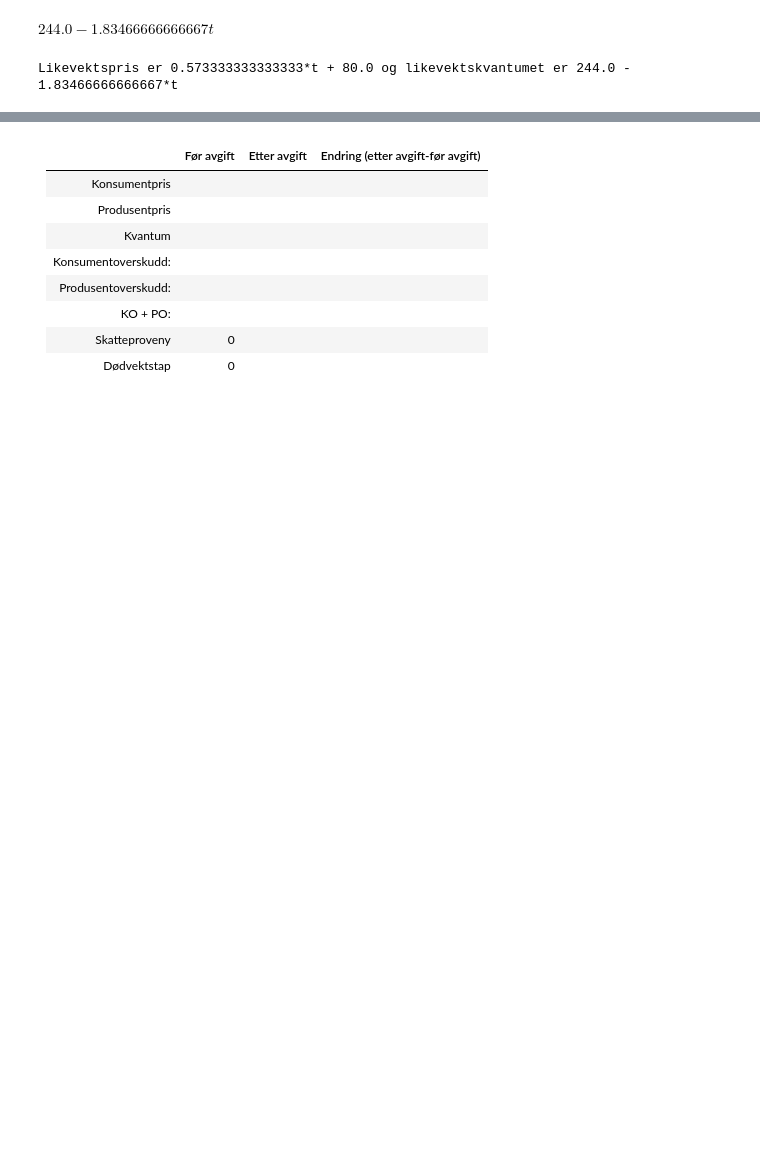
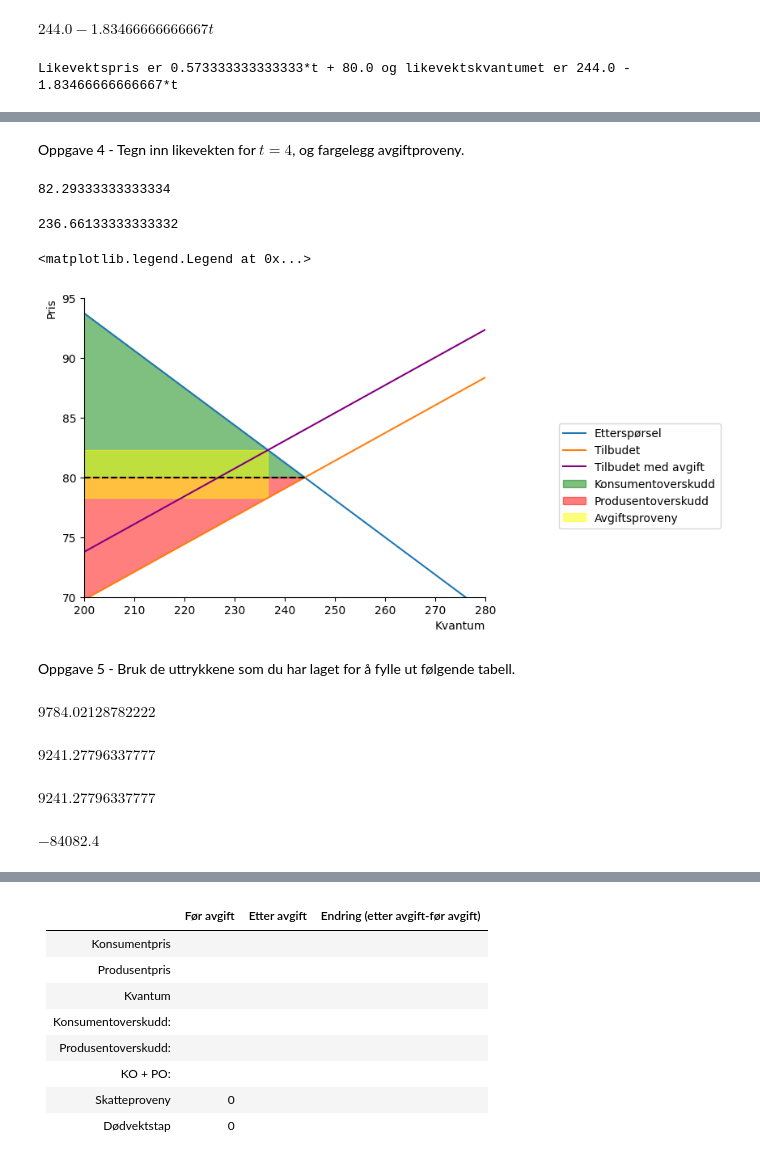
Before and after one commit to johannesnp/SOK-1006, a Jupyter notebook: Arbeidskrav 3.ipynb, the cells around one changed output, grey strips where cells are left out. Cells and saved outputs as stored; diff of their text form; code cells hidden in the pictures; blank space fills up the shorter version.

```diff
--- a/Arbeidskrav 3.ipynb
+++ b/Arbeidskrav 3.ipynb
@@ -64,2 +67,5 @@ Likevektspris er 0.573333333333333*t + 80.0 og likevektskvantumet er 244.0 - 1.8
 # %%
-#Oppgave 2
+# Uttyrkket for konsumentoverskudd
+likepris_fun = sp.lambdify([t,p],likepris)
+likevekts_pris = likepris_fun(0,0)[0]
+likevekts_pris
@@ -65,0 +141,56 @@ Likevektspris er 0.573333333333333*t + 80.0 og likevektskvantumet er 244.0 - 1.8
+# %% [markdown]
+Oppgave 4 - Tegn inn likevekten for $t=4$, og fargelegg avgiftproveny.
+# %%
+#Likepunkt med avgifter
+likevekts_pris_avgift = likepris_fun(4,0)[0]
+likevekts_kvantum_avgift = likekvantum_fun(4,0)
+
+display(likevekts_pris_avgift)
+likevekts_kvantum_avgift
+# %% [output]
+82.29333333333334
+236.66133333333332
+# %%
+fig, ax = create_ax()
+
+ax.plot(demand(p_num),p_num, label='Etterspørsel')
+ax.plot(supply(p_num,0),p_num, label='Tilbudet')
+ax.plot(supply(p_num,4),p_num, label='Tilbudet med avgift', color='purple')
+
+likevekt_linje = ax.hlines(80,200,likekvantum_fun(0,0), colors="black", ls="dashed")
+
+q_3 = (likevekts_kvantum_avgift,0,100)
+
+ax.fill_between(demand(q),q,80, color='green', alpha=0.5, label='Konsumentoverskudd')
+ax.fill_between(supply(q_2,0),80,q_2, color='red', alpha=0.5, label='Produsentoverskudd')
+ax.fill_between(q_3,likevekts_pris_avgift,likevekts_pris_avgift-4, color = 'yellow', alpha=0.5, label='Avgiftsproveny')
+
+
+ax.legend(bbox_to_anchor=(1.6,0.6))
+# %% [output]
+<matplotlib.legend.Legend at 0x...>
+[figure, added]
+# %% [markdown]
+Oppgave 5 - Bruk de uttrykkene som du har laget for å fylle ut følgende tabell.
+# %%
+#Regner ut konsumenoverskudd
+konsumentoverskudd = sp.integrate(demand(p)-likevekts_pris, (p,0,likevekts_kvantum_avgift,))
+
+konsumentoverskudd_avgift = sp.integrate(demand(p)-likevekts_pris_avgift, (p,0,likevekts_kvantum_avgift,))
+
+display(konsumentoverskudd)
+konsumentoverskudd_avgift
+# %% [output]
+$\displaystyle 9784.02128782222$
+$\displaystyle 9241.27796337777$
+# %%
+#Regner ut produsentoverskudd
+produsentoverskudd = sp.integrate(likevekts_pris-supply(p,0), (p,0,likevekts_kvantum,))
+
+produsentoverskudd_avgift = sp.integrate(likevekts_pris-supply(p,4), (p,0,likevekts_kvantum_avgift,))
+
+display(konsumentoverskudd_avgift)
+produsentoverskudd
+# %% [output]
+$\displaystyle 9241.27796337777$
+$\displaystyle -84082.4$
```
Also changed, not shown: parts of 14 cells of this notebook.
